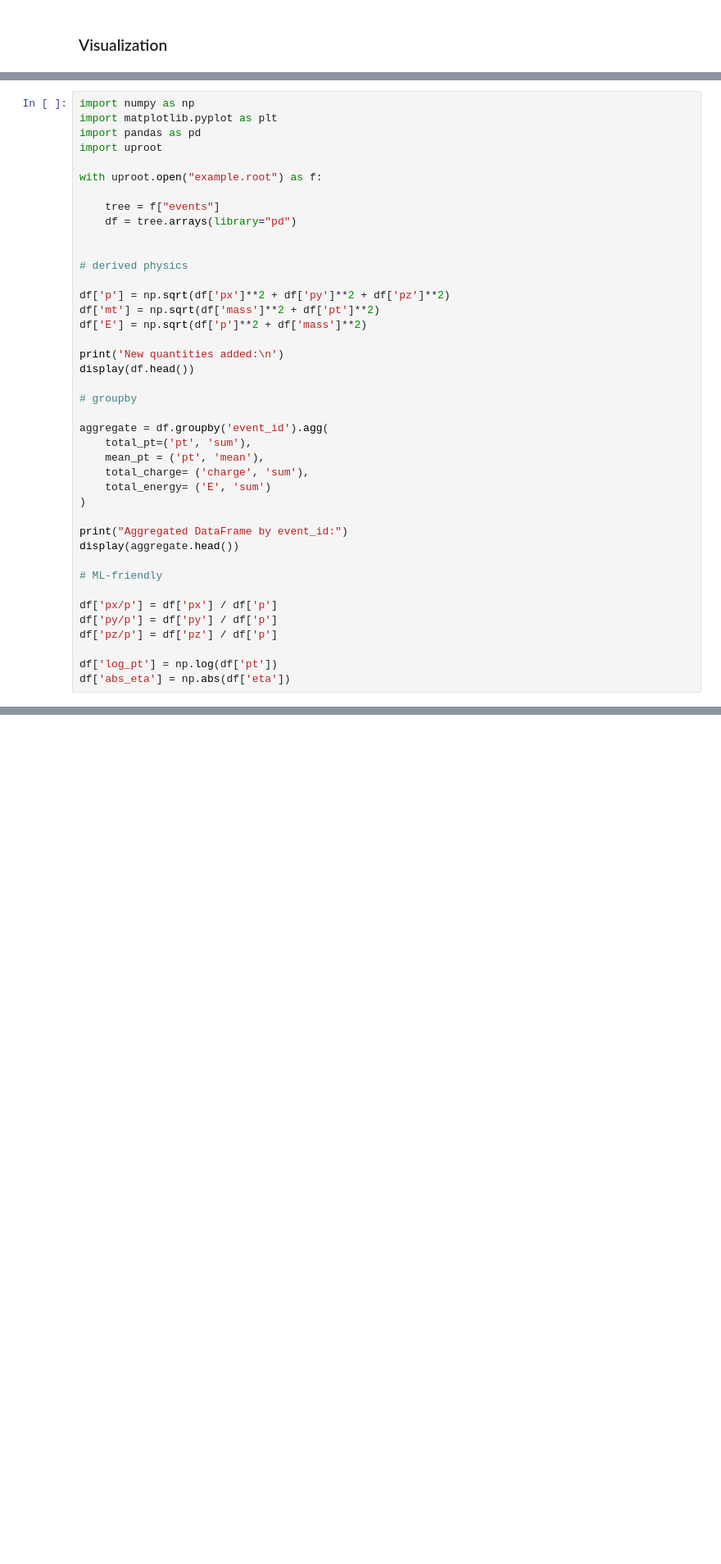
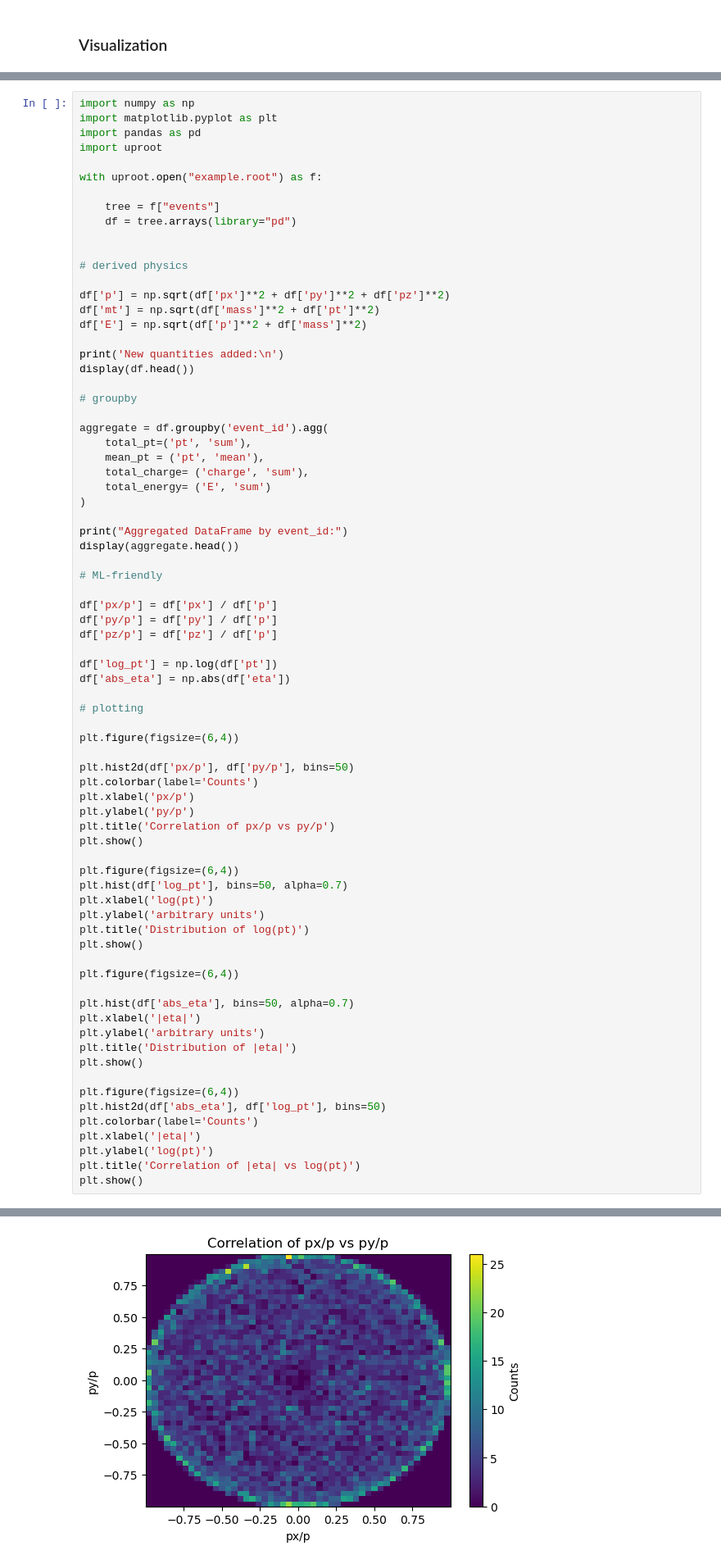
Before and after one commit to AlejandroRG03/computacion_master, a Jupyter notebook: USC-FCA-main/pandas.ipynb, the cells around one changed output, grey strips where cells are left out. Shown at 82% size. Drawn from its saved outputs; the diff is of its cells as text; blank space fills up the shorter version.

```diff
--- a/USC-FCA-main/pandas.ipynb
+++ b/USC-FCA-main/pandas.ipynb
@@ -991,30 +1035,65 @@ aggregate = df.groupby('event_id').agg(
     total_energy= ('E', 'sum')
 )
 
 print("Aggregated DataFrame by event_id:")
 display(aggregate.head())
 
 # ML-friendly
 
 df['px/p'] = df['px'] / df['p']
 df['py/p'] = df['py'] / df['p']
 df['pz/p'] = df['pz'] / df['p']
 
 df['log_pt'] = np.log(df['pt'])
 df['abs_eta'] = np.abs(df['eta'])
+
+# plotting
+
+plt.figure(figsize=(6,4))
+
+plt.hist2d(df['px/p'], df['py/p'], bins=50)
+plt.colorbar(label='Counts')
+plt.xlabel('px/p')
+plt.ylabel('py/p')
+plt.title('Correlation of px/p vs py/p')
+plt.show()
+
+plt.figure(figsize=(6,4))
+plt.hist(df['log_pt'], bins=50, alpha=0.7)
+plt.xlabel('log(pt)')
+plt.ylabel('arbitrary units')
+plt.title('Distribution of log(pt)')
+plt.show()
+
+plt.figure(figsize=(6,4))
+
+plt.hist(df['abs_eta'], bins=50, alpha=0.7)
+plt.xlabel('|eta|')
+plt.ylabel('arbitrary units')
+plt.title('Distribution of |eta|')
+plt.show()
+
+plt.figure(figsize=(6,4))
+plt.hist2d(df['abs_eta'], df['log_pt'], bins=50)
+plt.colorbar(label='Counts')
+plt.xlabel('|eta|')
+plt.ylabel('log(pt)')
+plt.title('Correlation of |eta| vs log(pt)')
+plt.show()
 # %% [output]
 New quantities added:
 |  | event_id | pt | eta | phi | mass | charge | weight | px | py | pz | p | ... |
 | 0 | 0 | 56.094341 | 0.176277 | -0.862287 | 0.142090 | 1 | 1.022903 | 36.500755 | -42.594254 | 9.939434 | 56.968132 | ... |
 | 1 | 1 | 29.200317 | 0.899123 | 2.779722 | 0.073243 | -1 | 0.922179 | -27.309191 | 10.337630 | 29.937948 | 41.820320 | ... |
 | 2 | 2 | 65.009026 | -1.472271 | -1.538110 | 0.218586 | 0 | 1.006288 | 2.124535 | -64.974297 | -134.234467 | 149.147797 | ... |
 | 3 | 3 | 68.811295 | -0.285298 | 2.104623 | 0.207743 | 0 | 0.991444 | -35.013363 | 59.237309 | -19.899143 | 71.630791 | ... |
 | 4 | 4 | 10.979297 | 0.829153 | 2.493517 | 0.094561 | -1 | 0.865894 | -8.753213 | 6.627686 | 10.183073 | 14.974643 | ... |
 Aggregated DataFrame by event_id:
 |  | total_pt | mean_pt | total_charge | total_energy |
 | event_id |  |  |  |  |
 | 0 | 56.094341 | 56.094341 | 1 | 56.968311 |
 | 1 | 29.200317 | 29.200317 | -1 | 41.820385 |
 | 2 | 65.009026 | 65.009026 | 0 | 149.147949 |
 | 3 | 68.811295 | 68.811295 | 0 | 71.631088 |
 | 4 | 10.979297 | 10.979297 | -1 | 14.974941 |
+[figure, added]
```
Also changed, not shown: parts of 5 cells of this notebook, 4 other files.
